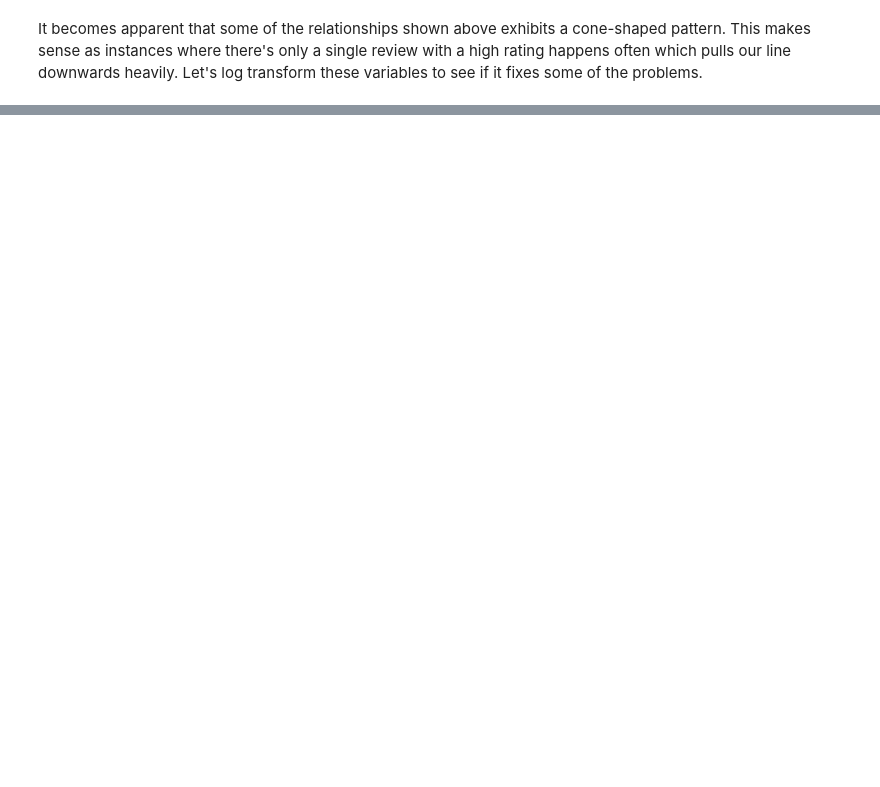
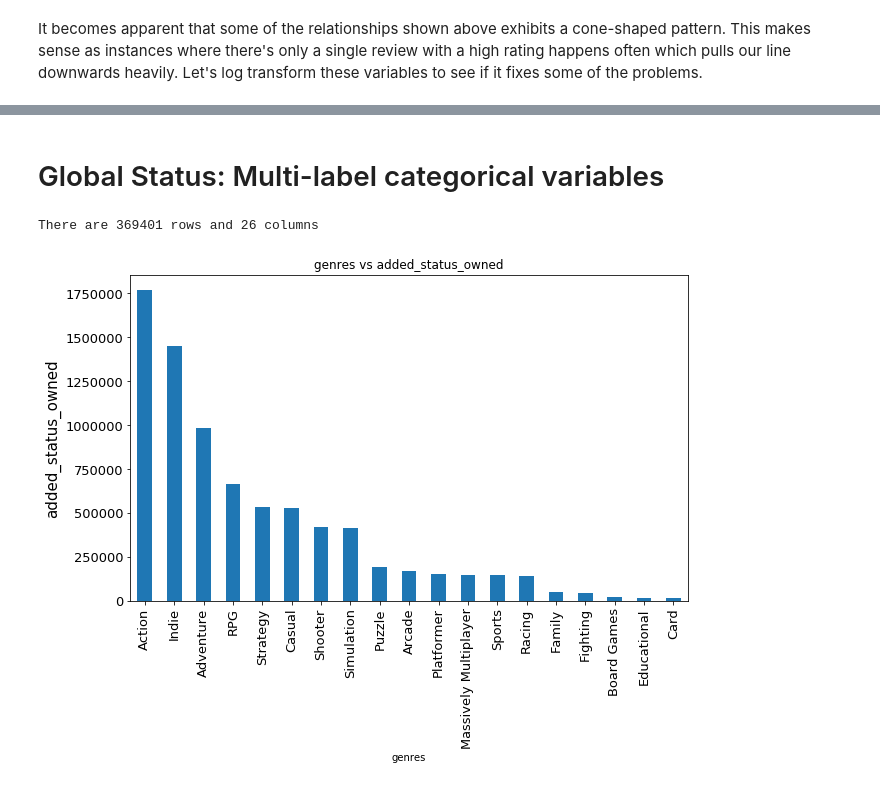
Before and after one commit to marsolmos/videogames-sales-eda, a Jupyter notebook: videogames_eda_analysis.ipynb, the cells around one changed output, grey strips where cells are left out. Drawn from its saved outputs; the diff is of its cells as text; code cells hidden in the pictures; blank space fills up the shorter version.

```diff
--- a/videogames_eda_analysis.ipynb
+++ b/videogames_eda_analysis.ipynb
@@ -259,0 +286,8 @@ categorical_eval(df, 'publishers')
+# %% [markdown]
+# Global Status: Multi-label categorical variables
+# %%
+df = stack_column(df,'genres',sep='\||\.')
+categorical_eval(df, 'genres')
+# %% [output]
+There are 369401 rows and 26 columns
+[figure, added]
```
Also changed, not shown: parts of 11 cells of this notebook.
